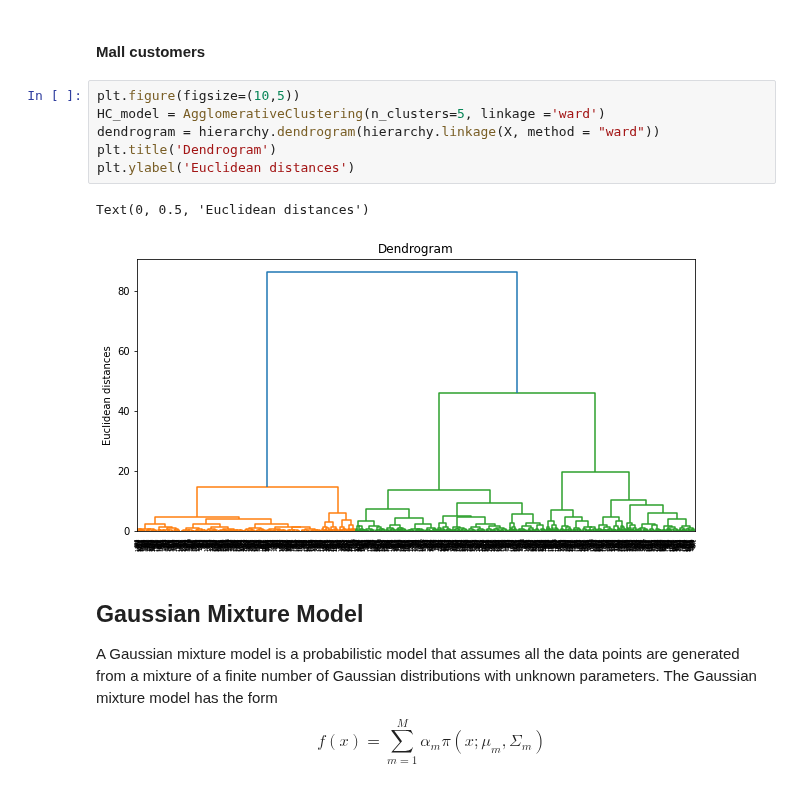
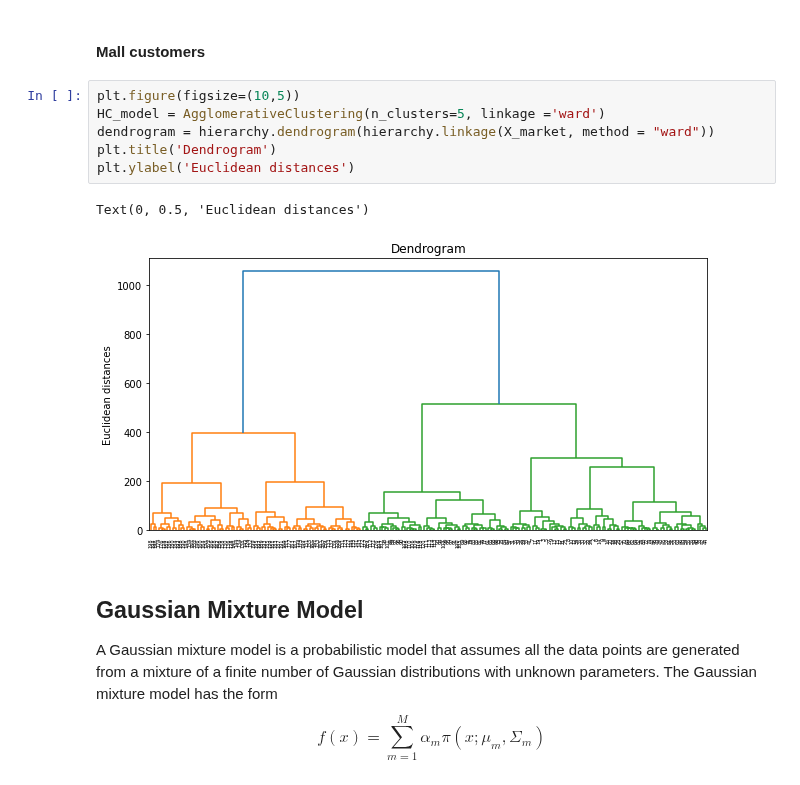
Before and after one commit to jtao/AdvancedML, a Jupyter notebook: Clustering_methods.ipynb, the cells around one changed output. Cells and saved outputs as stored; diff of their text form.

```diff
--- a/Clustering_methods.ipynb
+++ b/Clustering_methods.ipynb
@@ -405,12 +405,12 @@ Text(0.5, 1.0, 'Hierachical Clustering Results with K=3')
 # %%
 plt.figure(figsize=(10,5))
 HC_model = AgglomerativeClustering(n_clusters=5, linkage ='ward')
-dendrogram = hierarchy.dendrogram(hierarchy.linkage(X, method = "ward"))
+dendrogram = hierarchy.dendrogram(hierarchy.linkage(X_market, method = "ward"))
 plt.title('Dendrogram')
 plt.ylabel('Euclidean distances')
 # %% [output]
 Text(0, 0.5, 'Euclidean distances')
-[figure, old version]
+[figure, new version]
 # %% [markdown]
 ## Gaussian Mixture Model
 
```
Also changed, not shown: parts of 20 cells of this notebook, 1 other file.
